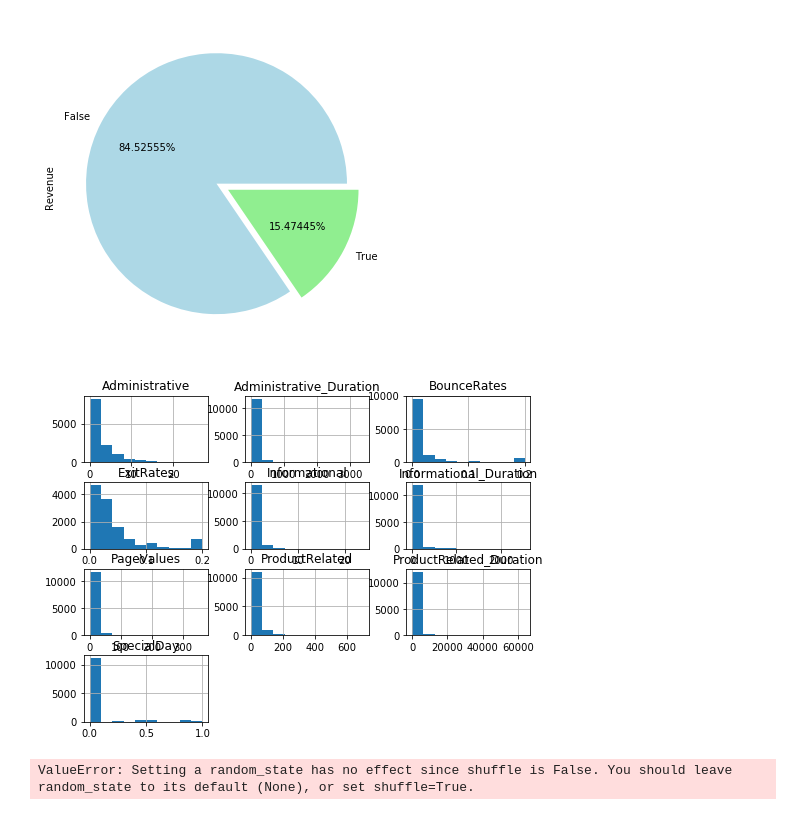
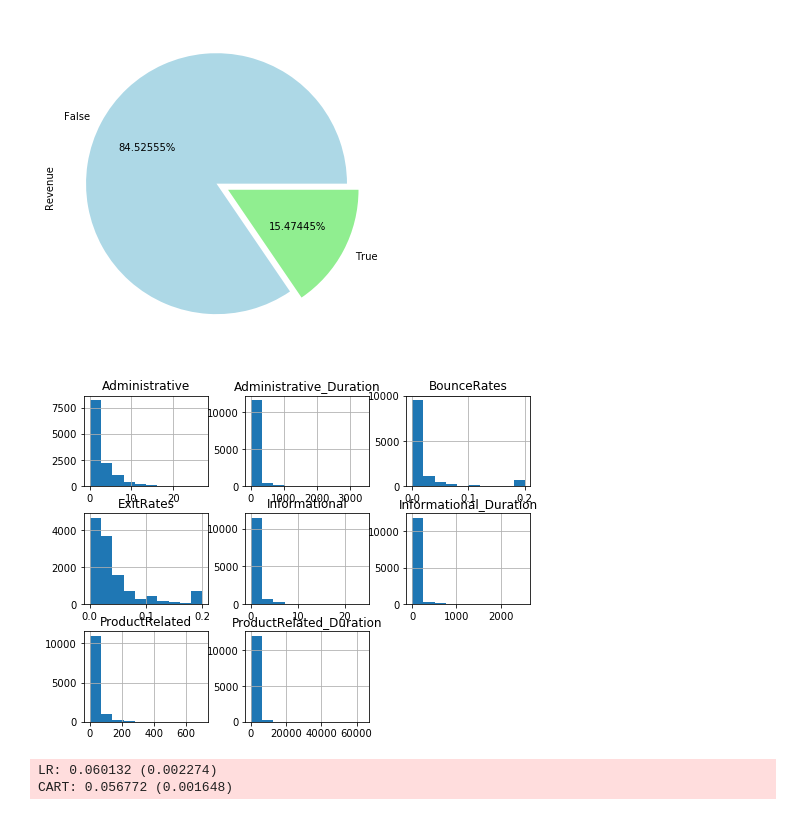
Before and after one commit to CRodriguezEc/tia_actividad_002, a Jupyter notebook: jpClasificacion.ipynb, the cells around one changed output. Drawn from its saved outputs; the diff is of its cells as text; code cells hidden in the pictures.

```diff
--- a/jpClasificacion.ipynb
+++ b/jpClasificacion.ipynb
@@ -59,20 +64,18 @@ cars.Revenue.value_counts().plot(   kind = 'pie'
 <matplotlib.axes._subplots.AxesSubplot at 0x...>
 [figure]
 # %%
-df = cars[[ 'Administrative',
-            'Administrative_Duration',
-            'Informational',
-            'Informational_Duration',
-            'ProductRelated',
-            'ProductRelated_Duration',
-            'BounceRates',
-            'ExitRates',
-            'PageValues',
-            'SpecialDay']]
+df = cars[[ 'Administrative'
+            ,   'Administrative_Duration'
+            ,   'Informational'
+            ,   'Informational_Duration'
+            ,   'ProductRelated'
+            ,   'ProductRelated_Duration'
+            ,   'BounceRates'
+            ,   'ExitRates']]
 
 df.hist();
 # %% [output]
-[figure, old version]
+[figure, new version]
 # %%
 array = df.values
 X = array[:, 0:4]
@@ -88,10 +91,11 @@ models.append(('CART', DecisionTreeClassifier()))
 results = []
 names = []
 for name, model in models:
-    kfold = StratifiedKFold(n_splits=10, random_state=1, shuffle=False)
+    kfold = StratifiedKFold(n_splits=5, random_state=None, shuffle=True)
     cv_results = cross_val_score(model, X_train, Y_train, cv=kfold, scoring='accuracy')
     results.append(cv_results)
     names.append(name)
     print('%s: %f (%f)' % (name, cv_results.mean(), cv_results.std()))
 # %% [output]
-ValueError: Setting a random_state has no effect since shuffle is False. You should leave random_state to its default (None), or set shuffle=True.
+LR: 0.060132 (0.002274)
+CART: 0.056772 (0.001648)
```
Also changed, not shown: parts of 7 cells of this notebook, 10 other files.
